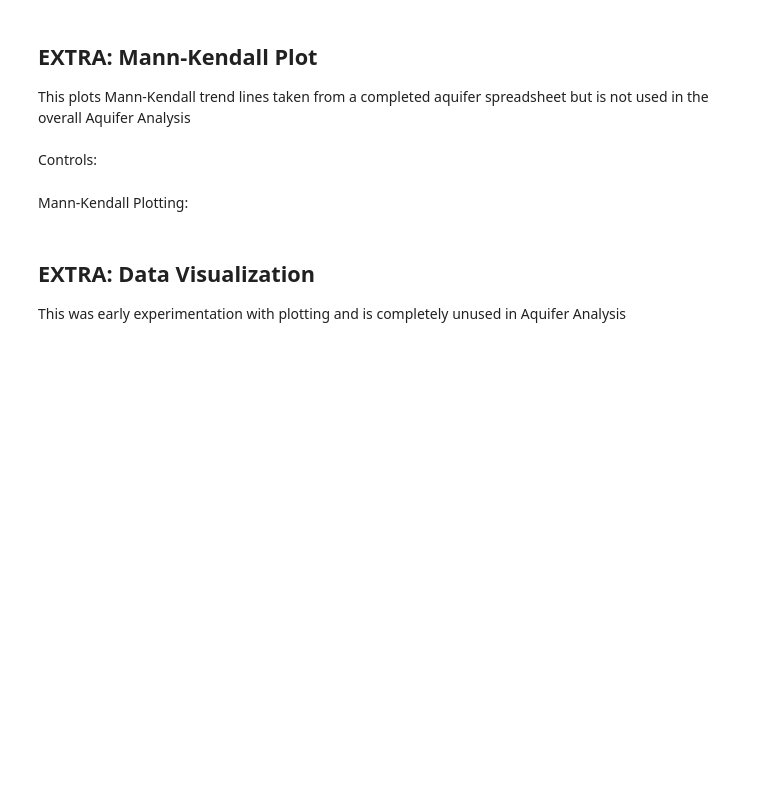
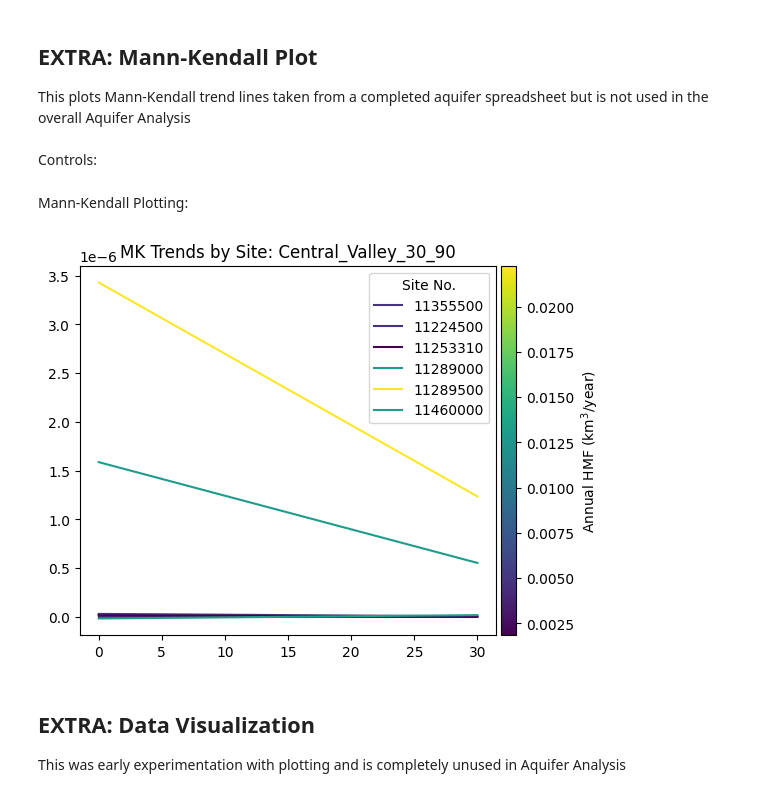
Before and after one commit to AlekWithK/DahlkeLab_LAWR, a Jupyter notebook: site_data.ipynb, the cells around one changed output. Cells and saved outputs as stored; diff of their text form; code cells hidden in the pictures; blank space fills up the shorter version.

```diff
--- a/site_data.ipynb
+++ b/site_data.ipynb
@@ -678,41 +850,47 @@ path = 'aquifer_sites.csv'
+# %%
+# Must be a 30-year date range dataset
+mkdataset = 'Central_Valley_30_90.csv'
+mkdatapath = f'Prelim_Data/{mkdataset}'
 # %% [markdown]
 Mann-Kendall Plotting:
 # %%
 # REQUIRES: 'df_multi_site' from 'Gages-II Filter' OR a spreadsheet for testing
-df = pd.read_csv(path)
+df = pd.read_csv(mkdatapath)
 def create_mk_plot(df: pd.DataFrame):
     """Create a plot showing Mann-Kendall trends by site"""
     # Filter only sites that show a trend
     df.reset_index(drop=True, inplace=True)
     df = df[df['mk_h'] == True]
 
     fig, ax = plt.subplots()
 
-    vmin = df['hmf_per_year'].min()
-    vmax = df['hmf_per_year'].max()
+    vmin = df['annual_hmf'].min()
+    vmax = df['annual_hmf'].max()
     norm = mcolors.Normalize(vmin, vmax)
     cmap = 'viridis'
     mappable = plt.cm.ScalarMappable(cmap=cmap, norm=norm)
-    mappable.set_array(df['hmf_per_year'])
+    mappable.set_array(df['annual_hmf'])
 
     for _, row in df.iterrows():
         slope = row['mk_slope']
         intercept = row['mk_int']
-        val = row['hmf_per_year']
+        val = row['annual_hmf']
 
-        x = np.linspace(0, 25)
+        x = np.linspace(0, 30)
         y = slope * x + intercept
         ax.plot(x, y, label=row['site_no'], color=mappable.to_rgba(val))
 
-    ax.set_title('Mann-Kendall Trends by Site')
+    ax.set_title(f'MK Trends by Site: {mkdataset[:-4]}')
     ax.legend(title='Site No.')
     #ax.axes.get_yaxis().set_ticks([])
     plt.colorbar(mappable, label='Annual HMF ($\mathregular{km^3}$/year)', ax=ax, pad=0.01, aspect=25, orientation='vertical', alpha=1.0)
     #ax.axhline(0, color='black', linewidth=1)
     #ax.axvline(0, color='black', linewidth=1)
     plt.show()
 
 create_mk_plot(df)
+# %% [output]
+[figure, added]
 # %% [markdown]
 ## EXTRA: Data Visualization
 This was early experimentation with plotting and is completely unused in Aquifer Analysis
```
Also changed, not shown: parts of 23 cells of this notebook, 13 other files.
